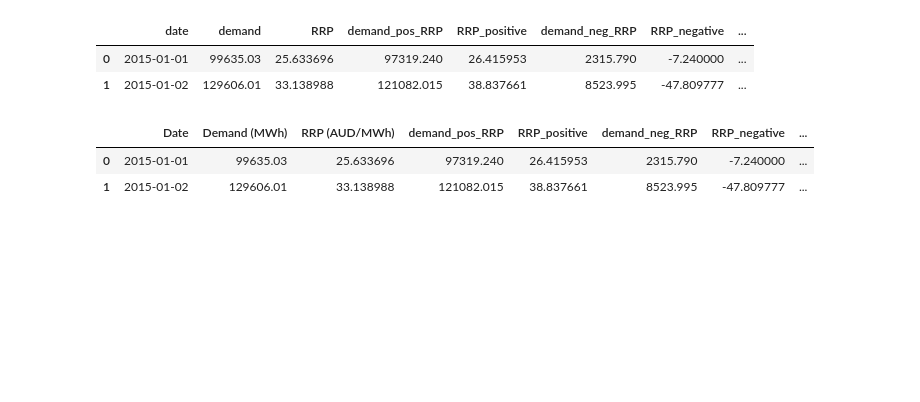
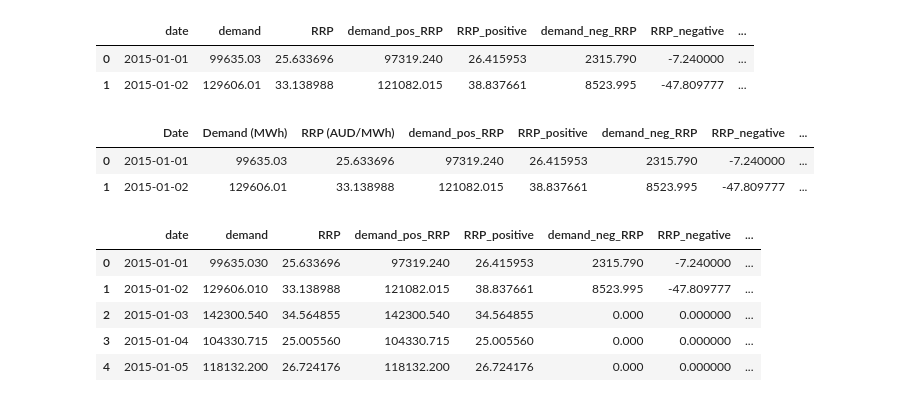
Before and after one commit to AThompson7/Project-1, a Jupyter notebook: electricity.ipynb, the cells around one changed output. Drawn from its saved outputs; the diff is of its cells as text; code cells hidden in the pictures; blank space fills up the shorter version.

```diff
--- a/electricity.ipynb
+++ b/electricity.ipynb
@@ -25,0 +29,9 @@ electricity_data_clean = electricity_data_df.drop(electricity_data_df.columns[[3
+# %%
+electricity_data.head()
+# %% [output]
+|  | date | demand | RRP | demand_pos_RRP | RRP_positive | demand_neg_RRP | RRP_negative | ... |
+| 0 | 2015-01-01 | 99635.030 | 25.633696 | 97319.240 | 26.415953 | 2315.790 | -7.240000 | ... |
+| 1 | 2015-01-02 | 129606.010 | 33.138988 | 121082.015 | 38.837661 | 8523.995 | -47.809777 | ... |
+| 2 | 2015-01-03 | 142300.540 | 34.564855 | 142300.540 | 34.564855 | 0.000 | 0.000000 | ... |
+| 3 | 2015-01-04 | 104330.715 | 25.005560 | 104330.715 | 25.005560 | 0.000 | 0.000000 | ... |
+| 4 | 2015-01-05 | 118132.200 | 26.724176 | 118132.200 | 26.724176 | 0.000 | 0.000000 | ... |
```
Also changed, not shown: parts of 4 cells of this notebook.
